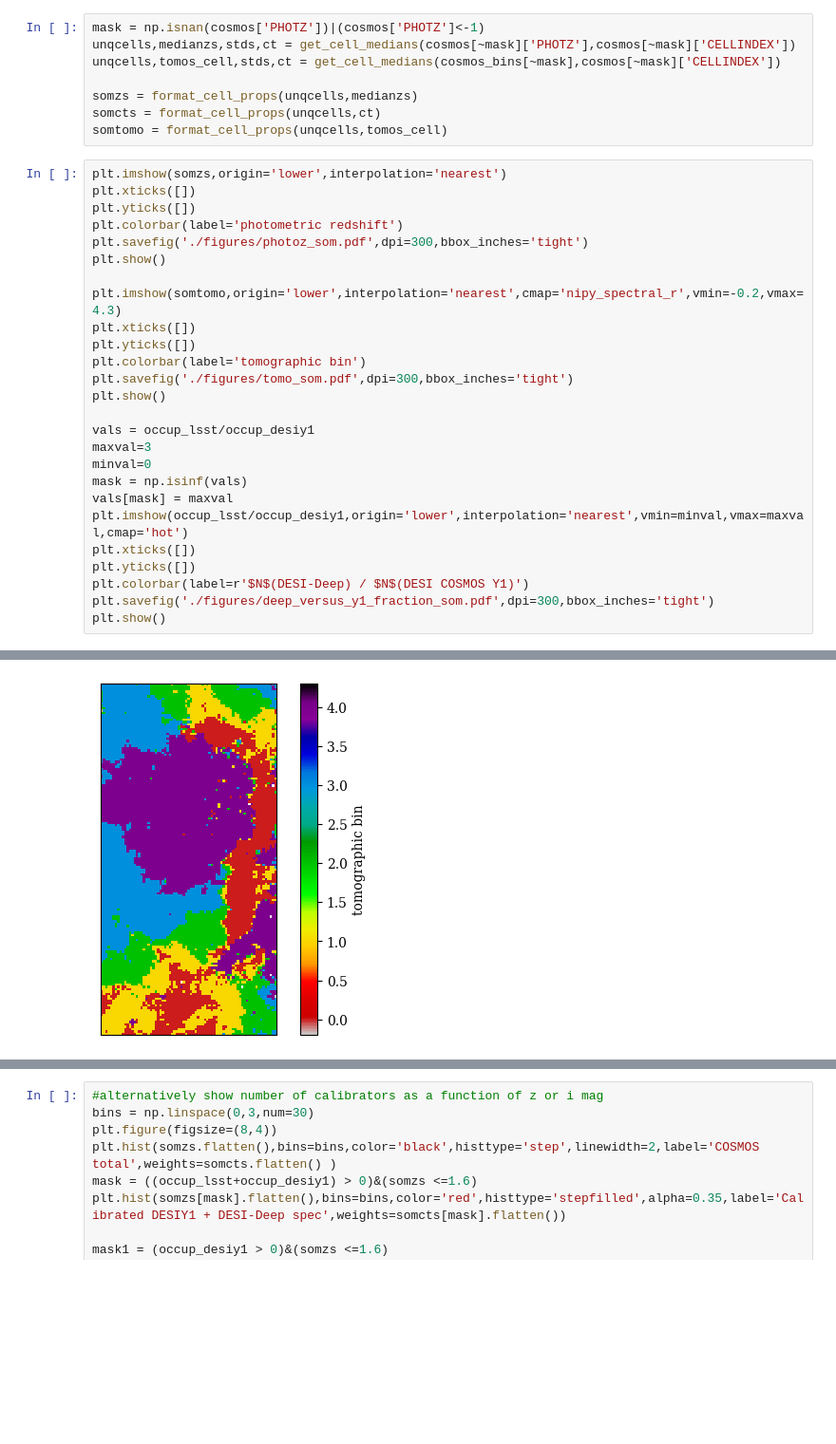
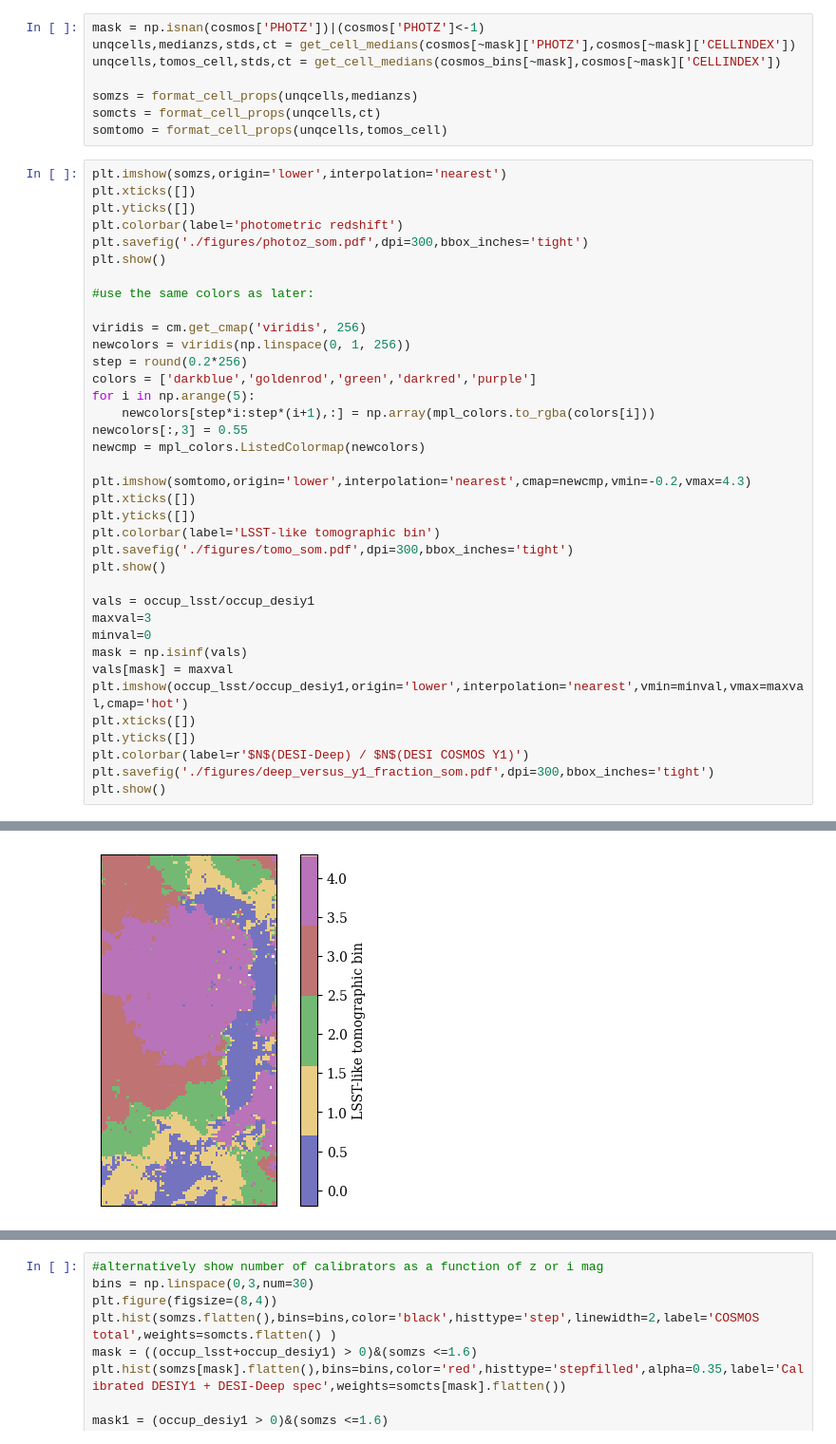
Before and after one commit to jmccull/desi_deep, a Jupyter notebook: SOM_cosmos.ipynb, the cells around one changed output, grey strips where cells are left out. Shown at 95% size. Saved outputs shown, nothing was run; the diff lists cells and outputs as text; blank space fills up the shorter version.

Commit message:
updating plots

```diff
--- a/SOM_cosmos.ipynb
+++ b/SOM_cosmos.ipynb
@@ -391,32 +391,43 @@ somtomo = format_cell_props(unqcells,tomos_cell)
 # %%
 plt.imshow(somzs,origin='lower',interpolation='nearest')
 plt.xticks([])
 plt.yticks([])
 plt.colorbar(label='photometric redshift')
 plt.savefig('./figures/photoz_som.pdf',dpi=300,bbox_inches='tight')
 plt.show()
 
-plt.imshow(somtomo,origin='lower',interpolation='nearest',cmap='nipy_spectral_r',vmin=-0.2,vmax=4.3)
+#use the same colors as later:
+
+viridis = cm.get_cmap('viridis', 256)
+newcolors = viridis(np.linspace(0, 1, 256))
+step = round(0.2*256)
+colors = ['darkblue','goldenrod','green','darkred','purple']
+for i in np.arange(5):
+    newcolors[step*i:step*(i+1),:] = np.array(mpl_colors.to_rgba(colors[i]))
+newcolors[:,3] = 0.55
+newcmp = mpl_colors.ListedColormap(newcolors)
+
+plt.imshow(somtomo,origin='lower',interpolation='nearest',cmap=newcmp,vmin=-0.2,vmax=4.3)
 plt.xticks([])
 plt.yticks([])
-plt.colorbar(label='tomographic bin')
+plt.colorbar(label='LSST-like tomographic bin')
 plt.savefig('./figures/tomo_som.pdf',dpi=300,bbox_inches='tight')
 plt.show()
 
 vals = occup_lsst/occup_desiy1
 maxval=3
 minval=0
 mask = np.isinf(vals)
 vals[mask] = maxval
 plt.imshow(occup_lsst/occup_desiy1,origin='lower',interpolation='nearest',vmin=minval,vmax=maxval,cmap='hot')
 plt.xticks([])
 plt.yticks([])
 plt.colorbar(label=r'$N$(DESI-Deep) / $N$(DESI COSMOS Y1)')
 plt.savefig('./figures/deep_versus_y1_fraction_som.pdf',dpi=300,bbox_inches='tight')
 plt.show()
 # %% [output]
 [figure]
-[figure, old version]
+[figure, new version]
 [figure]
 # %%
 #alternatively show number of calibrators as a function of z or i mag
```
Also changed, not shown: parts of 2 cells of this notebook, 3 other files.
